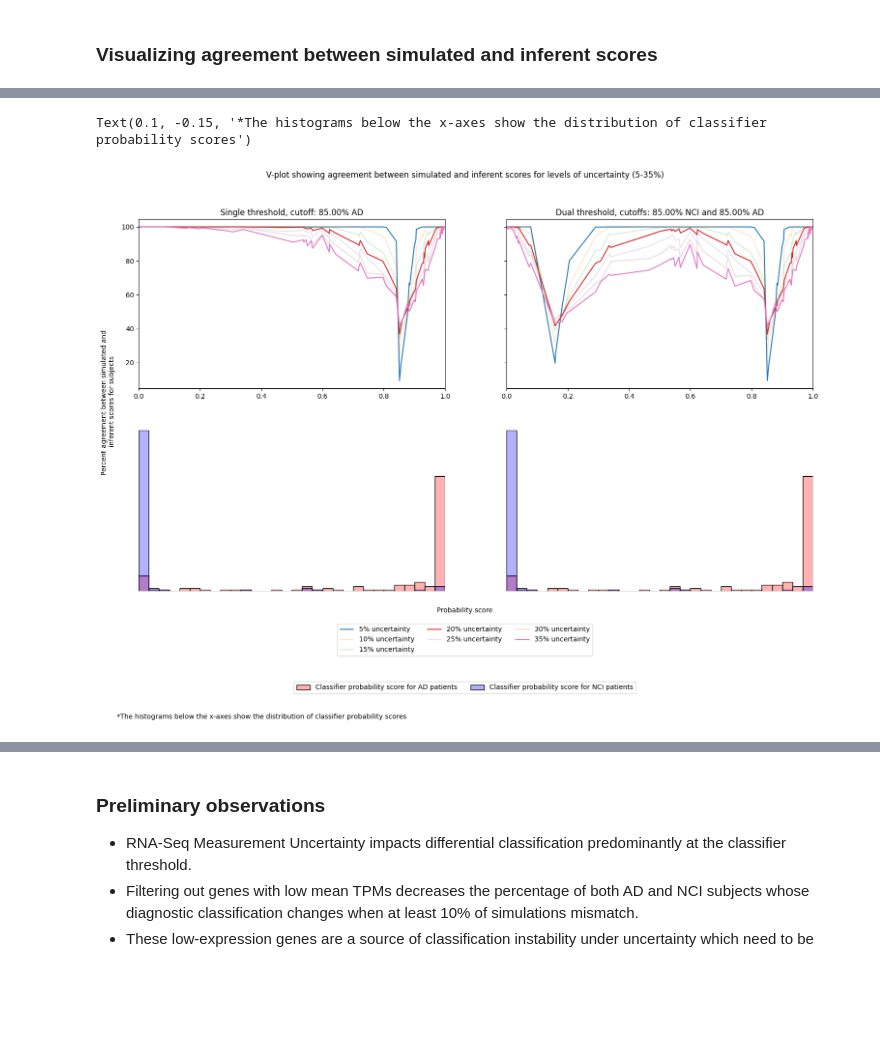
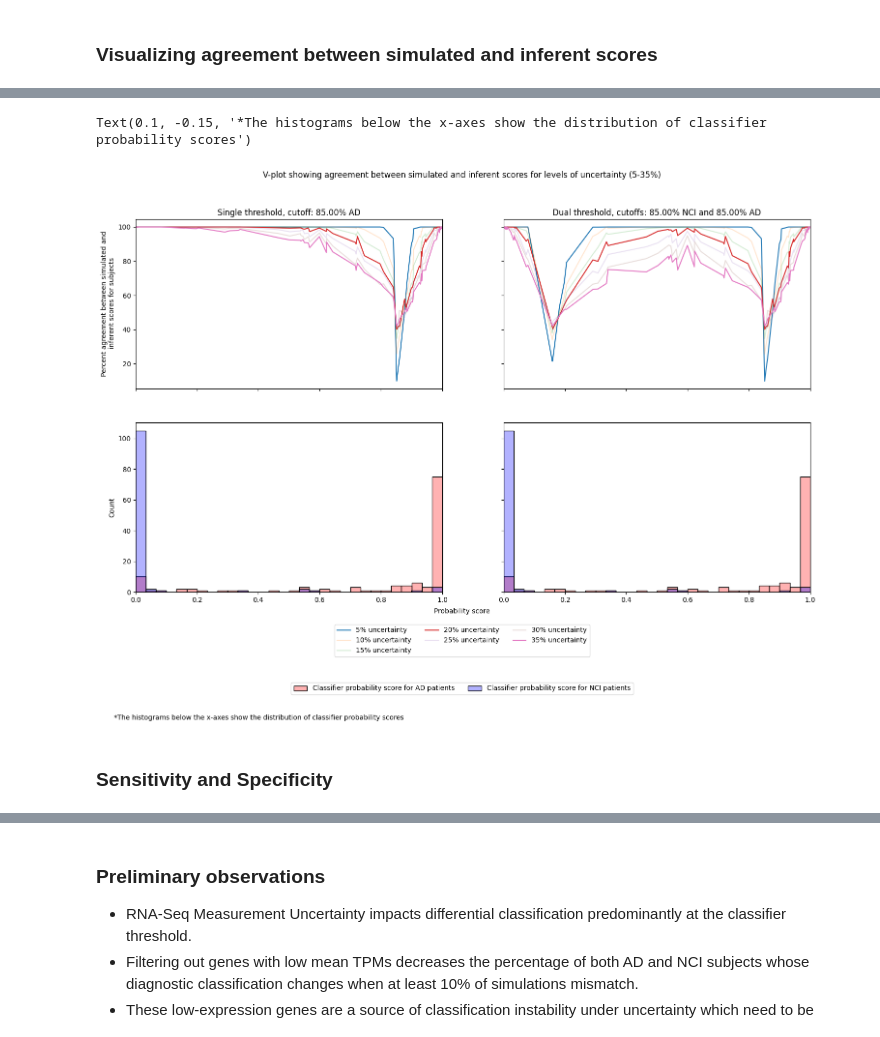
Before and after one commit to Translational-HDPM/T-HDPM_uncertainty_analysis, a Jupyter notebook: notebooks/uncertainty_analysis_adjusted_sd.ipynb, the cells around one changed output, grey strips where cells are left out. Cells and saved outputs as stored; diff of their text form; code cells hidden in the pictures; blank space fills up the shorter version.

```diff
--- a/notebooks/uncertainty_analysis_adjusted_sd.ipynb
+++ b/notebooks/uncertainty_analysis_adjusted_sd.ipynb
@@ -395,6 +396,8 @@ plot_v_plot(
     False,
 )
 plt.xlim([0.0, 1.0])
+plt.ylabel("Percent agreement between simulated and\n inferent scores for subjects")
+plt.gca().set_xticklabels([])
 
 fig.add_subplot(gs[1])
 plot_v_plot(
@@ -406,7 +409,9 @@ plot_v_plot(
     False,
 )
 plt.xlim([0.0, 1.0])
+plt.gca().set_xticklabels([])
 plt.gca().set_yticklabels([])
+plt.ylabel("")
 leg_handles, leg_labels = plt.gca().get_legend_handles_labels()
 
 for i in [3, 4]:
@@ -444,44 +449,48 @@ for i in [3, 4]:
         alpha=0.3,
     )
     plt.xlim([0.0, 1.0])
-    curr_yticks = plt.gca().get_yticks()
-    plt.axis("off")
+    if i == 4:
+        plt.gca().set_yticklabels([])
+        plt.ylabel("")
+    # plt.axis("off")
 leg_handles_2, leg_labels_2 = plt.gca().get_legend_handles_labels()
 
 fig.legend(
     leg_handles,
     leg_labels,
     loc="upper center",
     bbox_to_anchor=(0.5, 0.05),
     ncol=len(uncertainties) // 2,
 )
 fig.legend(
     leg_handles_2,
     leg_labels_2,
     loc="upper center",
     bbox_to_anchor=(0.5, -0.07),
     ncol=len(uncertainties) // 2,
 )
 fig.text(0.5, 0.07, "Probability score", va="center", ha="center")
-fig.text(
-    0.09,
-    0.5,
-    "Percent agreement between simulated and\n inferent scores for subjects",
-    va="center",
-    ha="center",
-    rotation="vertical",
-)
+# fig.text(
+#     0.09,
+#     0.5,
+#     "Percent agreement between simulated and\n inferent scores for subjects",
+#     va="center",
+#     ha="center",
+#     rotation="vertical",
+# )
 
 fig.suptitle(
     "V-plot showing agreement between simulated and inferent scores for levels of uncertainty (5-35%)"
 )
 fig.text(
     0.1,
     -0.15,
     "*The histograms below the x-axes show the distribution of classifier probability scores",
     ha="left",
     va="center",
 )
 # %% [output]
 Text(0.1, -0.15, '*The histograms below the x-axes show the distribution of classifier probability scores')
-[figure, old version]
+[figure, new version]
+# %% [markdown]
+### Sensitivity and Specificity
```
Also changed, not shown: parts of 6 cells of this notebook.
